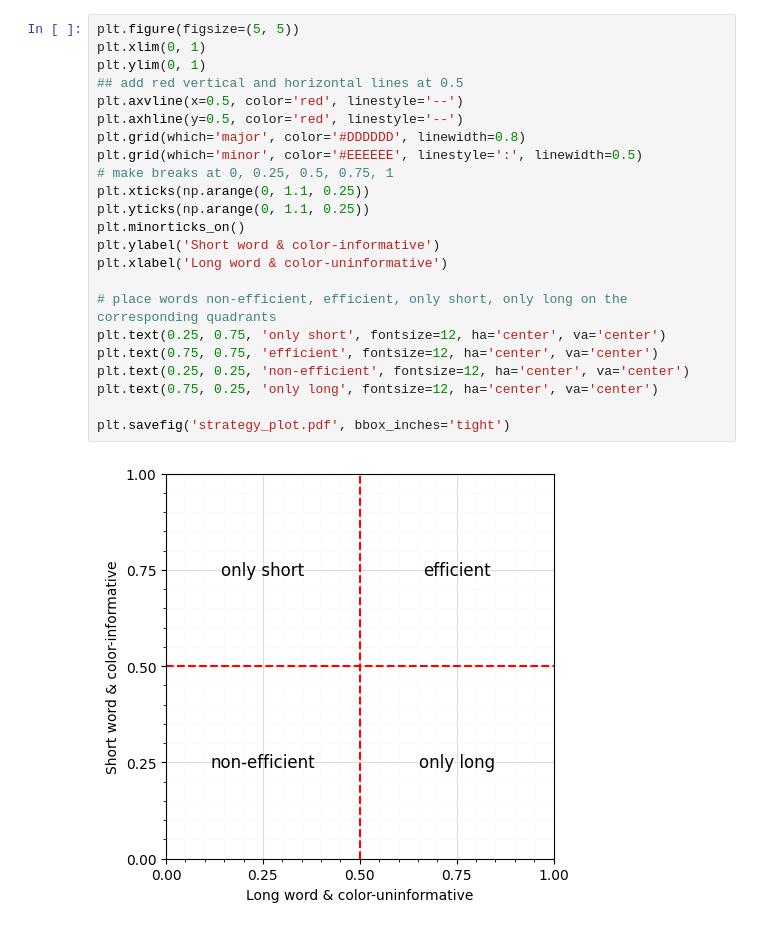
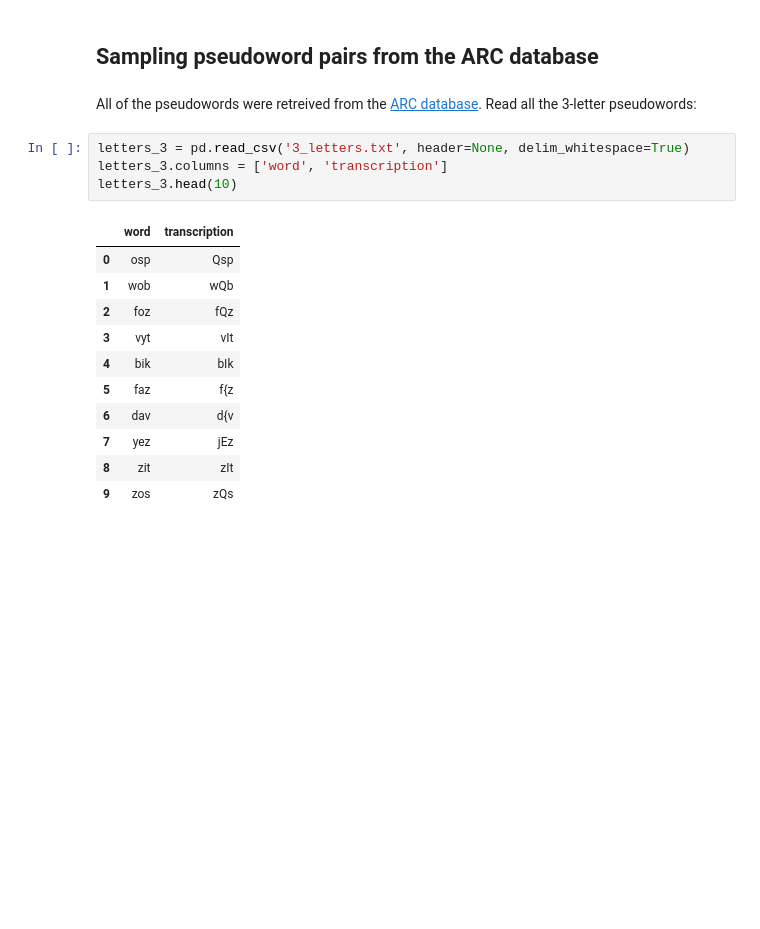
Before and after one commit to alexeykosh/2023-colexification-experiment, a Jupyter notebook: src/notebooks/stimuli.ipynb, the cells around one changed output. Drawn from its saved outputs; the diff is of its cells as text; blank space fills up the shorter version.

```diff
--- a/src/notebooks/stimuli.ipynb
+++ b/src/notebooks/stimuli.ipynb
@@ -121,25 +9,20 @@ ciff & ghleuche \\
-# %%
-plt.figure(figsize=(5, 5))
-plt.xlim(0, 1)
-plt.ylim(0, 1)
-## add red vertical and horizontal lines at 0.5
-plt.axvline(x=0.5, color='red', linestyle='--')
-plt.axhline(y=0.5, color='red', linestyle='--')
-plt.grid(which='major', color='#DDDDDD', linewidth=0.8)
-plt.grid(which='minor', color='#EEEEEE', linestyle=':', linewidth=0.5)
-# make breaks at 0, 0.25, 0.5, 0.75, 1
-plt.xticks(np.arange(0, 1.1, 0.25))
-plt.yticks(np.arange(0, 1.1, 0.25))
-plt.minorticks_on()
-plt.ylabel('Short word & color-informative')
-plt.xlabel('Long word & color-uninformative')
-
-# place words non-efficient, efficient, only short, only long on the corresponding quadrants
-plt.text(0.25, 0.75, 'only short', fontsize=12, ha='center', va='center')
-plt.text(0.75, 0.75, 'efficient', fontsize=12, ha='center', va='center')
-plt.text(0.25, 0.25, 'non-efficient', fontsize=12, ha='center', va='center')
-plt.text(0.75, 0.25, 'only long', fontsize=12, ha='center', va='center')
-
-plt.savefig('strategy_plot.pdf', bbox_inches='tight')
-# %% [output]
-[figure, removed]
+# %% [markdown]
+## Sampling pseudoword pairs from the ARC database
+# %% [markdown]
+All of the pseudowords were retreived from the [ARC database](http://www.cogsci.mq.edu.au/research/resources/nwdb/). Read all the 3-letter pseudowords:
+# %%
+letters_3 = pd.read_csv('3_letters.txt', header=None, delim_whitespace=True)
+letters_3.columns = ['word', 'transcription']
+letters_3.head(10)
+# %% [output]
+|  | word | transcription |
+| 0 | osp | Qsp |
+| 1 | wob | wQb |
+| 2 | foz | fQz |
+| 3 | vyt | vIt |
+| 4 | bik | bIk |
+| 5 | faz | f{z |
+| 6 | dav | d{v |
+| 7 | yez | jEz |
+| 8 | zit | zIt |
+| 9 | zos | zQs |
```
Also changed, not shown: parts of 20 cells of this notebook, 4 other files.
